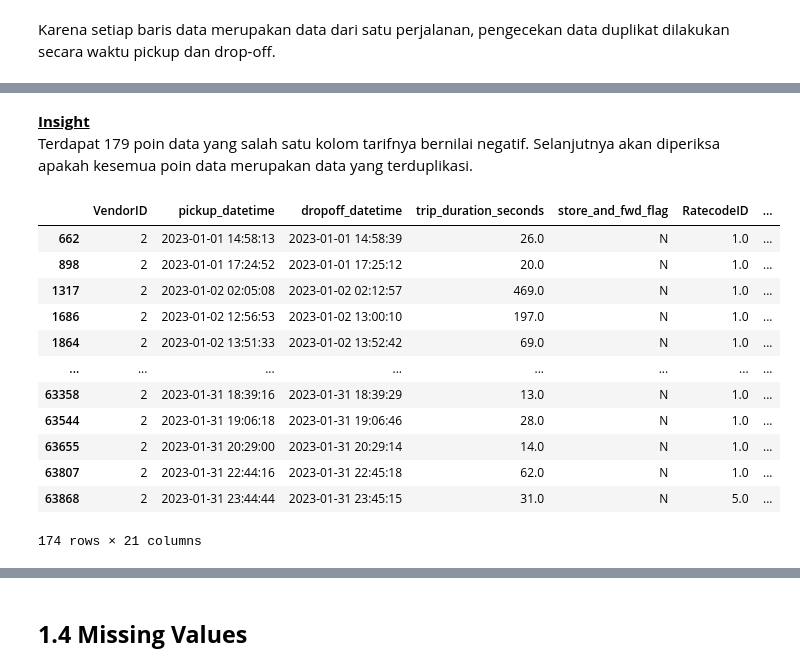
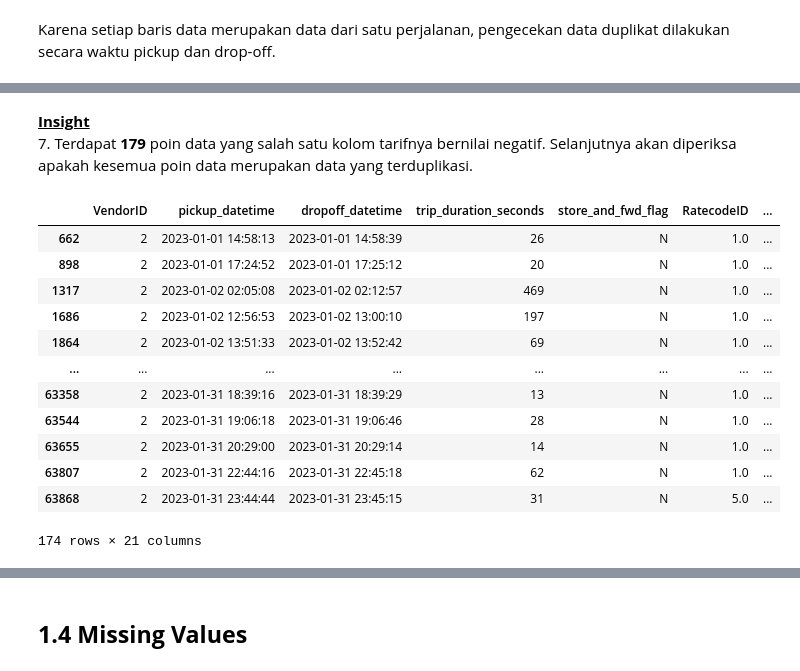
Before and after one commit to nheryanto/nyc-green-taxi, a Jupyter notebook: notebooks/1.0-nah-data-preparation.ipynb, the cells around one changed output, grey strips where cells are left out. Saved outputs shown, nothing was run; the diff lists cells and outputs as text; code cells hidden in the pictures.

```diff
--- a/notebooks/1.0-nah-data-preparation.ipynb
+++ b/notebooks/1.0-nah-data-preparation.ipynb
@@ -224,22 +186,23 @@ df.iloc[negative_fee_index]
 179 rows × 21 columns
 # %% [markdown]
 <u>**Insight**</u>
-<br>Terdapat 179 poin data yang salah satu kolom tarifnya bernilai negatif. Selanjutnya akan diperiksa apakah kesemua poin data merupakan data yang terduplikasi.
+<br>7. Terdapat **179** poin data yang salah satu kolom tarifnya bernilai negatif. Selanjutnya akan diperiksa apakah kesemua poin data merupakan data yang terduplikasi.
-# %%
-df.iloc[duped_index.intersection(negative_fee_index)]
-# %% [output]
-|  | VendorID | pickup_datetime | dropoff_datetime | trip_duration_seconds | store_and_fwd_flag | RatecodeID | ... |
-| 662 | 2 | 2023-01-01 14:58:13 | 2023-01-01 14:58:39 | 26.0 | N | 1.0 | ... |
-| 898 | 2 | 2023-01-01 17:24:52 | 2023-01-01 17:25:12 | 20.0 | N | 1.0 | ... |
-| 1317 | 2 | 2023-01-02 02:05:08 | 2023-01-02 02:12:57 | 469.0 | N | 1.0 | ... |
-| 1686 | 2 | 2023-01-02 12:56:53 | 2023-01-02 13:00:10 | 197.0 | N | 1.0 | ... |
-| 1864 | 2 | 2023-01-02 13:51:33 | 2023-01-02 13:52:42 | 69.0 | N | 1.0 | ... |
-| ... | ... | ... | ... | ... | ... | ... | ... |
-| 63358 | 2 | 2023-01-31 18:39:16 | 2023-01-31 18:39:29 | 13.0 | N | 1.0 | ... |
-| 63544 | 2 | 2023-01-31 19:06:18 | 2023-01-31 19:06:46 | 28.0 | N | 1.0 | ... |
-| 63655 | 2 | 2023-01-31 20:29:00 | 2023-01-31 20:29:14 | 14.0 | N | 1.0 | ... |
-| 63807 | 2 | 2023-01-31 22:44:16 | 2023-01-31 22:45:18 | 62.0 | N | 1.0 | ... |
-| 63868 | 2 | 2023-01-31 23:44:44 | 2023-01-31 23:45:15 | 31.0 | N | 5.0 | ... |
-174 rows × 21 columns
+# %%
+duped_index = df[df.duplicated(subset=['pickup_datetime', 'dropoff_datetime'], keep='last')].index
+df.iloc[duped_index.intersection(negative_fee_index)]
+# %% [output]
+|  | VendorID | pickup_datetime | dropoff_datetime | trip_duration_seconds | store_and_fwd_flag | RatecodeID | ... |
+| 662 | 2 | 2023-01-01 14:58:13 | 2023-01-01 14:58:39 | 26 | N | 1.0 | ... |
+| 898 | 2 | 2023-01-01 17:24:52 | 2023-01-01 17:25:12 | 20 | N | 1.0 | ... |
+| 1317 | 2 | 2023-01-02 02:05:08 | 2023-01-02 02:12:57 | 469 | N | 1.0 | ... |
+| 1686 | 2 | 2023-01-02 12:56:53 | 2023-01-02 13:00:10 | 197 | N | 1.0 | ... |
+| 1864 | 2 | 2023-01-02 13:51:33 | 2023-01-02 13:52:42 | 69 | N | 1.0 | ... |
+| ... | ... | ... | ... | ... | ... | ... | ... |
+| 63358 | 2 | 2023-01-31 18:39:16 | 2023-01-31 18:39:29 | 13 | N | 1.0 | ... |
+| 63544 | 2 | 2023-01-31 19:06:18 | 2023-01-31 19:06:46 | 28 | N | 1.0 | ... |
+| 63655 | 2 | 2023-01-31 20:29:00 | 2023-01-31 20:29:14 | 14 | N | 1.0 | ... |
+| 63807 | 2 | 2023-01-31 22:44:16 | 2023-01-31 22:45:18 | 62 | N | 1.0 | ... |
+| 63868 | 2 | 2023-01-31 23:44:44 | 2023-01-31 23:45:15 | 31 | N | 5.0 | ... |
+174 rows × 21 columns
 # %% [markdown]
 <u>**Insight**</u>
```
Also changed, not shown: parts of 55 cells of this notebook.
